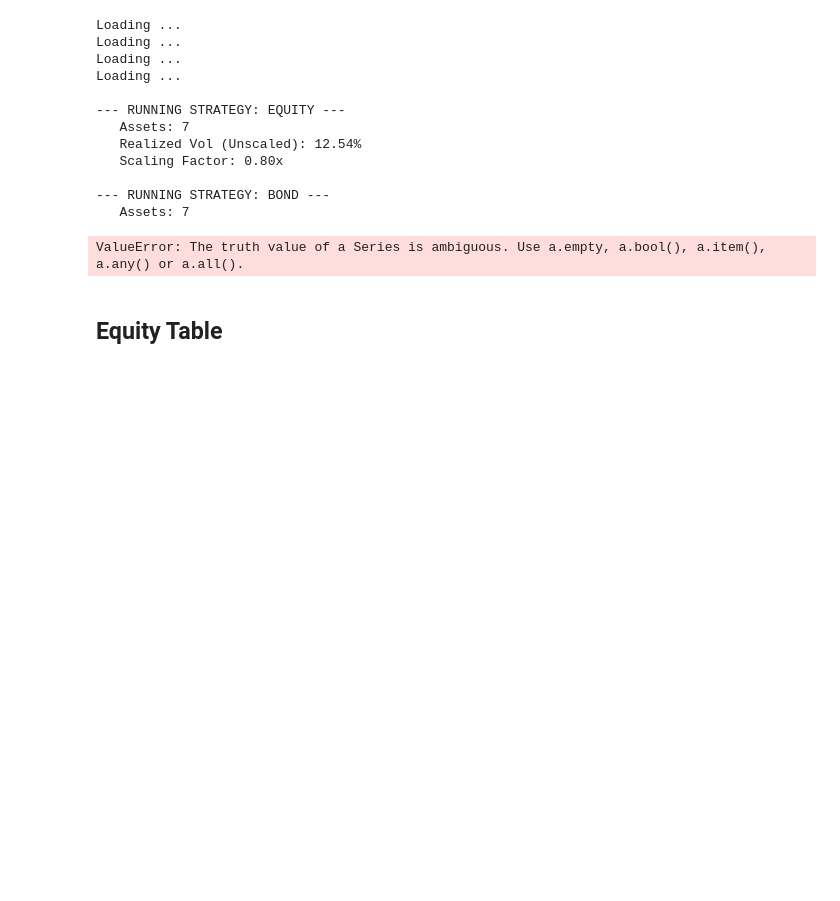
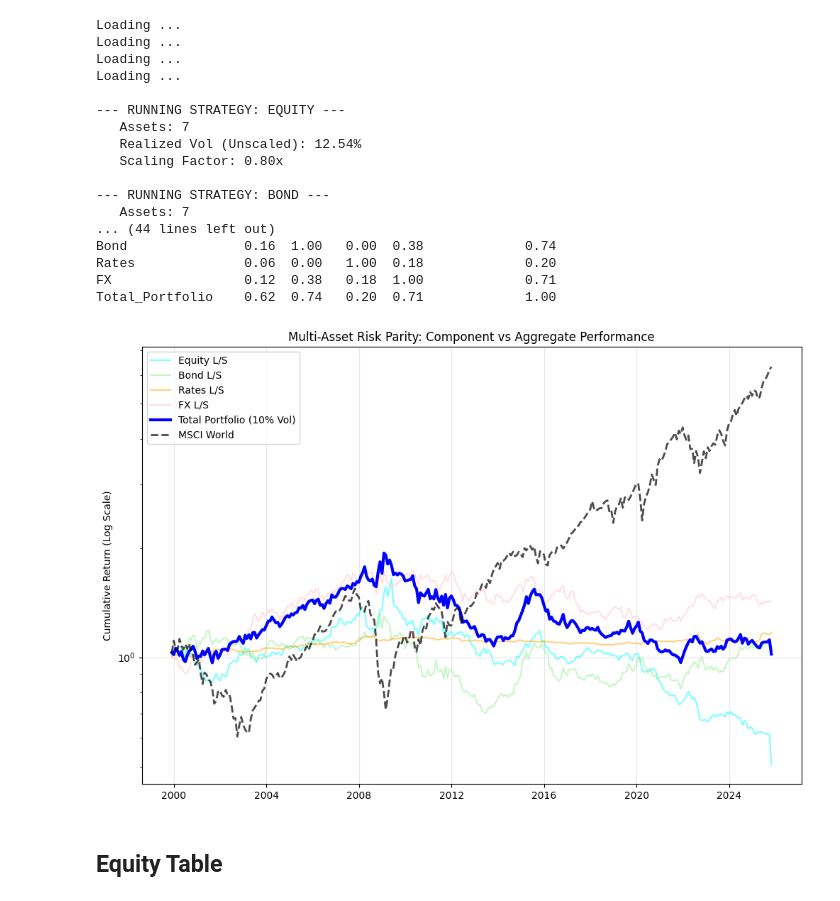
Before and after one commit to DanUZH/PMP_December_8, a Jupyter notebook: Code/trend_following.ipynb, the cells around one changed output. Drawn from its saved outputs; the diff is of its cells as text; code cells hidden in the pictures; blank space fills up the shorter version.

Commit message:
lengthened series for equity and fx

```diff
--- a/Code/trend_following.ipynb
+++ b/Code/trend_following.ipynb
@@ -91,7 +91,7 @@ def run_independent_strategy(name, df_prices, benchmark, k_select=K_SELECT, min_
     final_signal = raw_signal / len(MOMENTUM_LOOKBACKS)
 
     # C. Weight Generation
-    weights = pmp.make_country_weights(
+    weights_unscaled = pmp.make_country_weights(
         signal=final_signal,
         returns=returns,
         benchmark_series=dummy_benchmark,
@@ -105,7 +105,7 @@ def run_independent_strategy(name, df_prices, benchmark, k_select=K_SELECT, min_
     # D. Preliminary Backtest (Unscaled)
     # We use 0.0 cost here to get pure realized volatility for scaling
     res_unscaled = pmp.run_cc_strategy(
-        weights=weights,
+        weights=weights_unscaled,
         returns=returns,
         rf=rf_series,
         frequency=1,
@@ -127,7 +127,7 @@ def run_independent_strategy(name, df_prices, benchmark, k_select=K_SELECT, min_
     print(f"   Scaling Factor: {scalar:.2f}x")
 
     # F. Final Scaled Backtest
-    weights_scaled = weights * scalar
+    weights_scaled = weights_unscaled * scalar
     res_final = pmp.run_cc_strategy(
         weights=weights_scaled,
         returns=returns,
@@ -157,19 +157,30 @@ def load_and_process(filename, suffix, is_fx=False):
         df = pd.read_excel(full_path, engine='openpyxl')
 
     # Index setting
-    if 'Date' in df.columns: df = df.set_index('Date')
-    elif 'Dates' in df.columns: df = df.set_index('Dates')
-    else: df = df.set_index(df.columns[0])
+    if 'Date' in df.columns:
+        df = df.set_index('Date')
+    elif 'Dates' in df.columns:
+        df = df.set_index('Dates')
+    else:
+        df = df.set_index(df.columns[0])
 
     df.index = pd.to_datetime(df.index, errors='coerce')
 
-    # FX Special handling (cumprod of returns to get price index)
+    # FX special handling
     if is_fx:
         df = (1 + df.fillna(0)).cumprod() * 100
 
-    # Renaming and Resampling
+    # Renaming and resampling
     df.columns = [f"{c}{suffix}" for c in df.columns]
     df = df.apply(pd.to_numeric, errors='coerce').resample(RESAMPLE_FREQ).last().ffill()
+
+    # Ensure data goes up to 2025-11-30
+    target_date = pd.Timestamp("2025-11-30")
+    if df.index[-1] != target_date:
+        last_row = df.iloc[[-1]].copy()
+        last_row.index = [target_date]
+        df = pd.concat([df, last_row]).sort_index()
+
     return df
 
 # --- Load Assets ---
@@ -263,34 +274,39 @@ cum_bench = (1 + bm_aligned).cumprod()
 plt.figure(figsize=(12, 8))
 colors = ['cyan', 'lightgreen', 'orange', 'pink']
 
 # Plot Components
 for i, col in enumerate(df_strategies.columns):
     plt.plot(cum_all[col], label=f"{col} L/S", alpha=0.5, linewidth=1.5, color=colors[i])
 
 # Plot Total & Benchmark
 plt.plot(cum_all['Total_Portfolio'], label=f"Total Portfolio ({VOL_TARGET:.0%} Vol)", color="blue", linewidth=3)
 plt.plot(cum_bench, label="MSCI World", color="black", linestyle="--", linewidth=2, alpha=0.7)
 
 plt.title("Multi-Asset Risk Parity: Component vs Aggregate Performance")
 plt.ylabel("Cumulative Return (Log Scale)")
 plt.yscale("log")
 plt.legend()
 plt.grid(True, alpha=0.3)
 plt.show()
 # %% [output]
 Loading ...
 Loading ...
 Loading ...
 Loading ...
 
 --- RUNNING STRATEGY: EQUITY ---
    Assets: 7
    Realized Vol (Unscaled): 12.54%
    Scaling Factor: 0.80x
 
 --- RUNNING STRATEGY: BOND ---
    Assets: 7
+... (44 lines left out)
+Bond               0.16  1.00   0.00  0.38             0.74
+Rates              0.06  0.00   1.00  0.18             0.20
+FX                 0.12  0.38   0.18  1.00             0.71
+Total_Portfolio    0.62  0.74   0.20  0.71             1.00
-ValueError: The truth value of a Series is ambiguous. Use a.empty, a.bool(), a.item(), a.any() or a.all().
+[figure, added]
 # %% [markdown]
 ## Equity Table
 # %%
```
Also changed, not shown: parts of 1 cell of this notebook.
